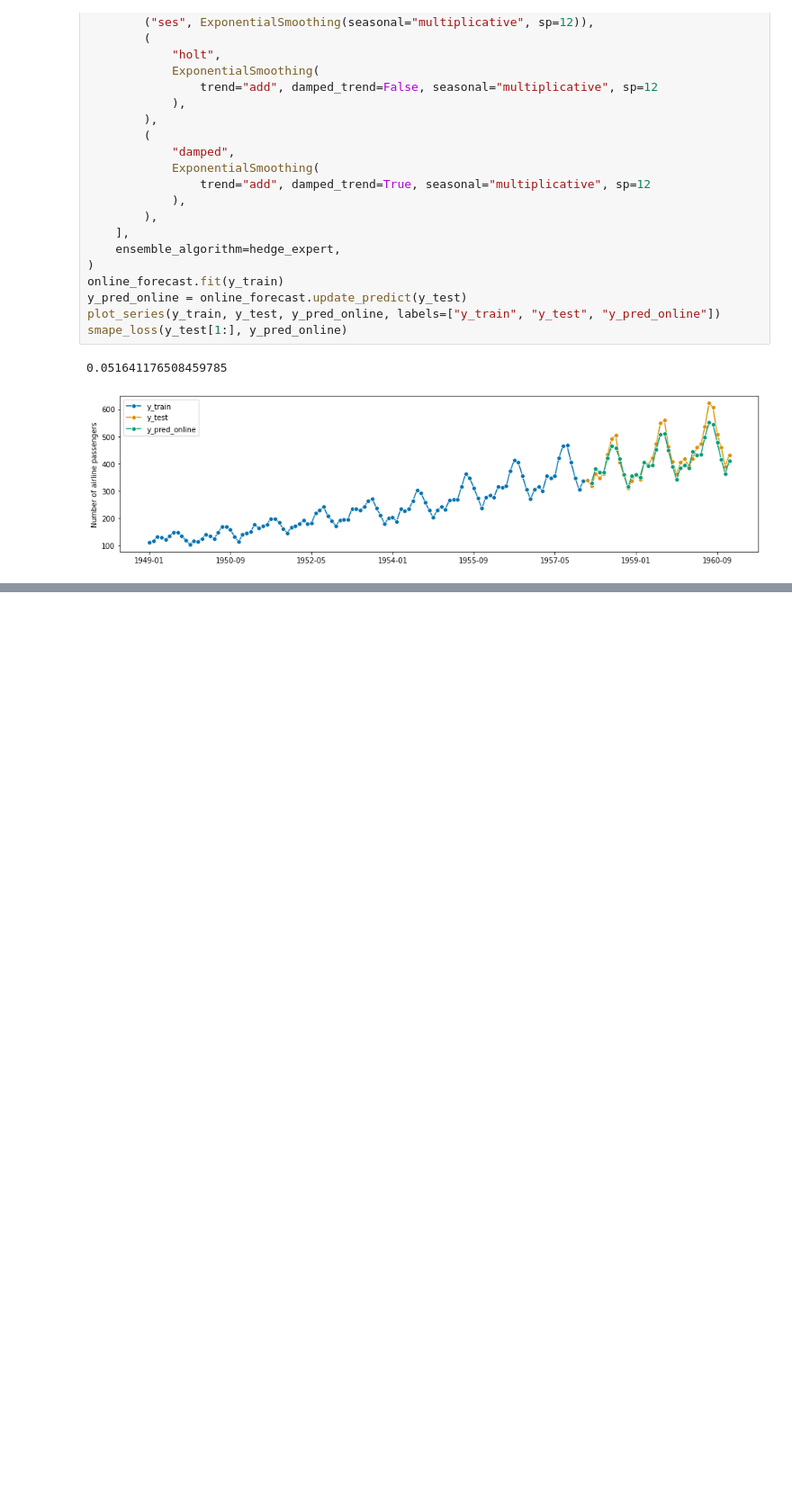
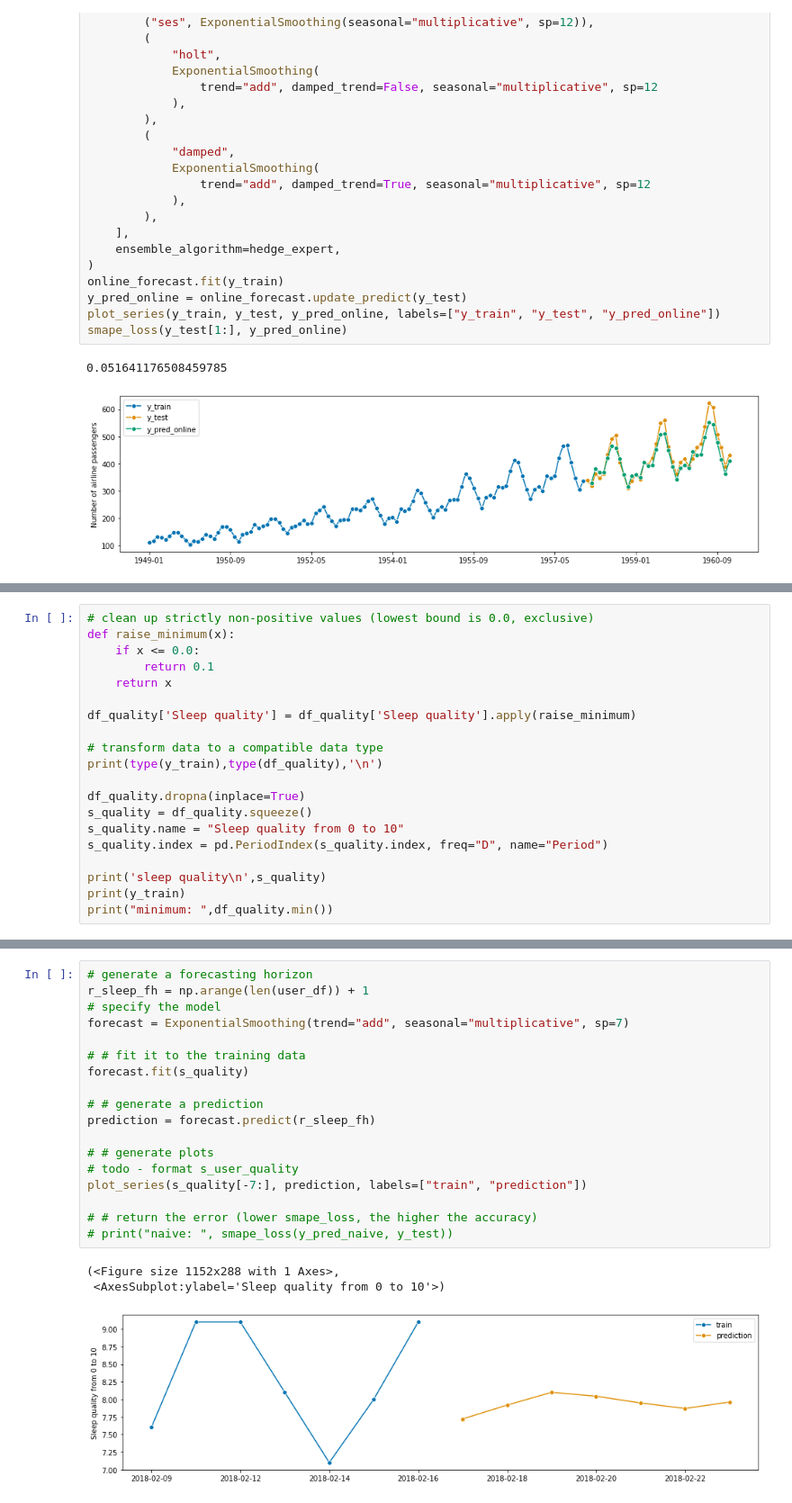
Before and after one commit to luiszugasti/sleep_stats, a Jupyter notebook: scrap_notebook/scrap.ipynb, the cells around one changed output, grey strips where cells are left out. Shown at 90% size. Drawn from its saved outputs; the diff is of its cells as text; blank space fills up the shorter version.

Commit message:
complete first run of forecasting
Next steps - formalize this into actual functions
in the datacollab package
rename the datacollab package

```diff
--- a/scrap_notebook/scrap.ipynb
+++ b/scrap_notebook/scrap.ipynb
@@ -324,0 +347,20 @@ smape_loss(y_test[1:], y_pred_online)
+# %%
+# clean up strictly non-positive values (lowest bound is 0.0, exclusive)
+def raise_minimum(x):
+    if x <= 0.0:
+        return 0.1
+    return x
+
+df_quality['Sleep quality'] = df_quality['Sleep quality'].apply(raise_minimum)
+
+# transform data to a compatible data type
+print(type(y_train),type(df_quality),'\n')
+
+df_quality.dropna(inplace=True)
+s_quality = df_quality.squeeze()
+s_quality.name = "Sleep quality from 0 to 10"
+s_quality.index = pd.PeriodIndex(s_quality.index, freq="D", name="Period")
+
+print('sleep quality\n',s_quality)
+print(y_train)
+print("minimum: ",df_quality.min())
@@ -324,0 +385,22 @@ smape_loss(y_test[1:], y_pred_online)
+# %%
+# generate a forecasting horizon
+r_sleep_fh = np.arange(len(user_df)) + 1
+# specify the model
+forecast = ExponentialSmoothing(trend="add", seasonal="multiplicative", sp=7)
+
+# # fit it to the training data
+forecast.fit(s_quality)
+
+# # generate a prediction
+prediction = forecast.predict(r_sleep_fh)
+
+# # generate plots
+# todo - format s_user_quality
+plot_series(s_quality[-7:], prediction, labels=["train", "prediction"])
+
+# # return the error (lower smape_loss, the higher the accuracy)
+# print("naive: ", smape_loss(y_pred_naive, y_test))
+# %% [output]
+(<Figure size 1152x288 with 1 Axes>,
+ <AxesSubplot:ylabel='Sleep quality from 0 to 10'>)
+[figure, added]
```
Also changed, not shown: parts of 3 cells of this notebook.
